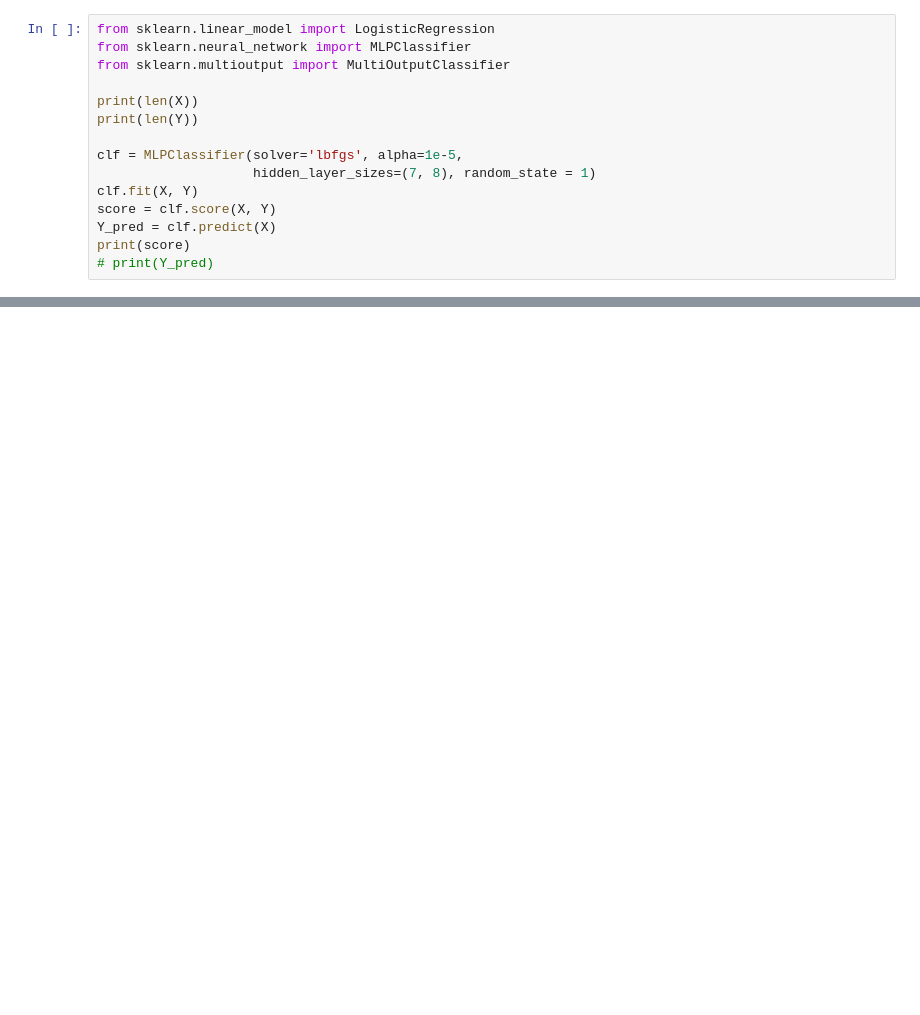
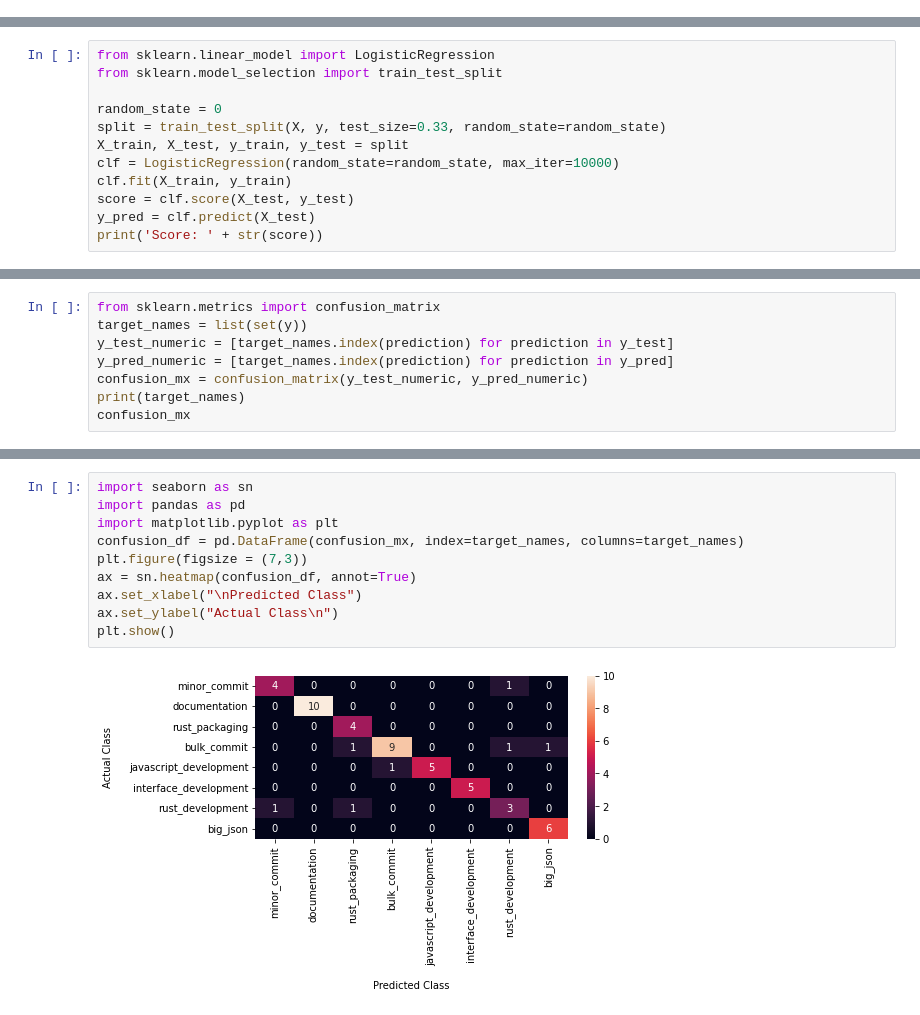
Before and after one commit to Deadman-DAO/Web3HackerNetwork, a Jupyter notebook: sandbox/notebooks/bob/commit_classification.ipynb, the cells around one changed output, grey strips where cells are left out. Drawn from its saved outputs; the diff is of its cells as text; blank space fills up the shorter version.

```diff
--- a/sandbox/notebooks/bob/commit_classification.ipynb
+++ b/sandbox/notebooks/bob/commit_classification.ipynb
@@ -118,15 +69,0 @@ print(Y[slice(2)])
-# %%
-from sklearn.linear_model import LogisticRegression
-from sklearn.neural_network import MLPClassifier
-from sklearn.multioutput import MultiOutputClassifier
-
-print(len(X))
-print(len(Y))
-
-clf = MLPClassifier(solver='lbfgs', alpha=1e-5,
-                    hidden_layer_sizes=(7, 8), random_state = 1)
-clf.fit(X, Y)
-score = clf.score(X, Y)
-Y_pred = clf.predict(X)
-print(score)
-# print(Y_pred)
@@ -174,0 +96,12 @@ pd.DataFrame(pairs).to_csv("/home/bob/test.tsv", sep="\t")
+# %%
+from sklearn.linear_model import LogisticRegression
+from sklearn.model_selection import train_test_split
+
+random_state = 0
+split = train_test_split(X, y, test_size=0.33, random_state=random_state)
+X_train, X_test, y_train, y_test = split
+clf = LogisticRegression(random_state=random_state, max_iter=10000)
+clf.fit(X_train, y_train)
+score = clf.score(X_test, y_test)
+y_pred = clf.predict(X_test)
+print('Score: ' + str(score))
@@ -174,0 +113,8 @@ pd.DataFrame(pairs).to_csv("/home/bob/test.tsv", sep="\t")
+# %%
+from sklearn.metrics import confusion_matrix
+target_names = list(set(y))
+y_test_numeric = [target_names.index(prediction) for prediction in y_test]
+y_pred_numeric = [target_names.index(prediction) for prediction in y_pred]
+confusion_mx = confusion_matrix(y_test_numeric, y_pred_numeric)
+print(target_names)
+confusion_mx
@@ -174,0 +136,12 @@ pd.DataFrame(pairs).to_csv("/home/bob/test.tsv", sep="\t")
+# %%
+import seaborn as sn
+import pandas as pd
+import matplotlib.pyplot as plt
+confusion_df = pd.DataFrame(confusion_mx, index=target_names, columns=target_names)
+plt.figure(figsize = (7,3))
+ax = sn.heatmap(confusion_df, annot=True)
+ax.set_xlabel("\nPredicted Class")
+ax.set_ylabel("Actual Class\n")
+plt.show()
+# %% [output]
+[figure, added]
```
Also changed, not shown: parts of 19 cells of this notebook, 2 other files.
